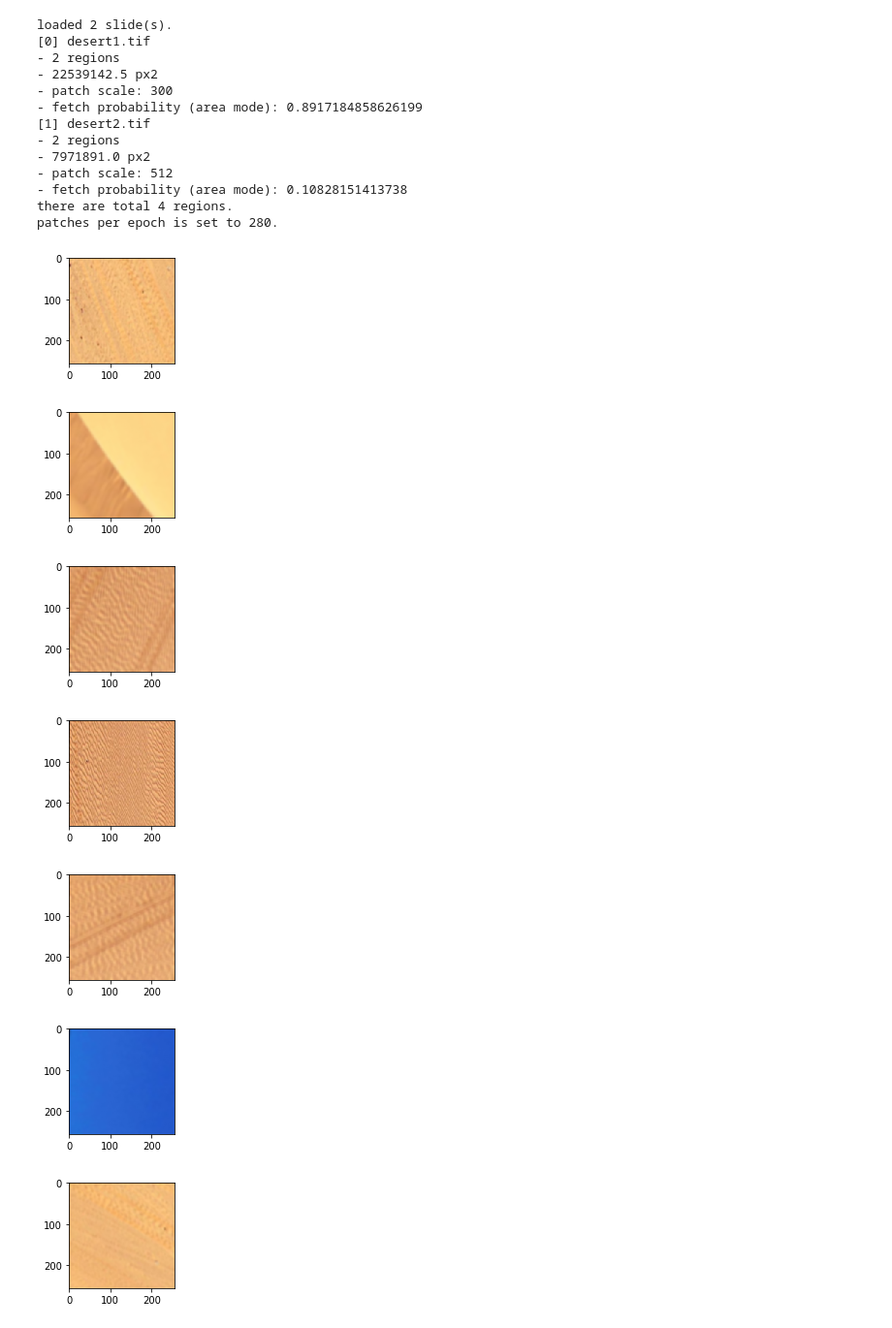
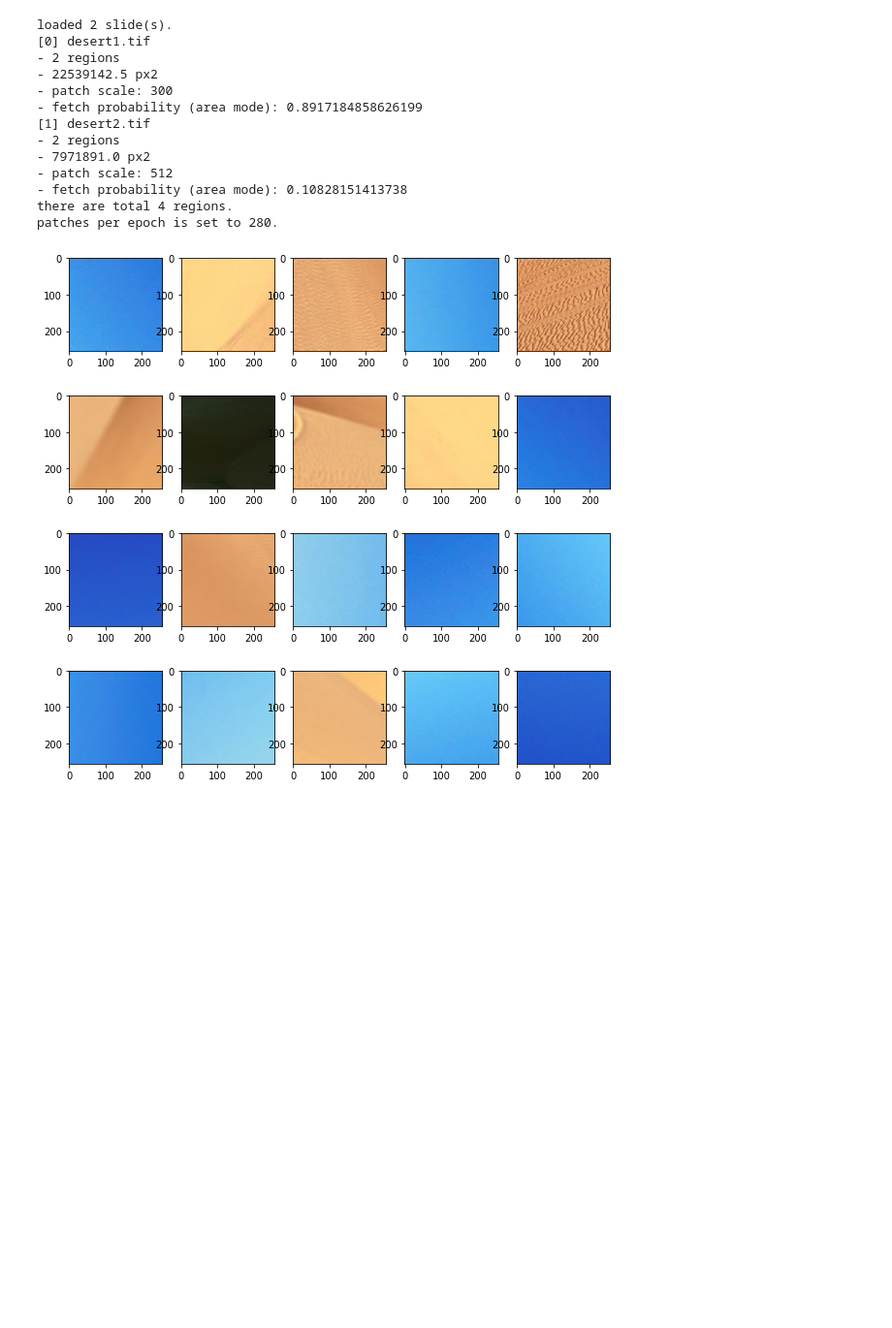
Before and after one commit to quolc/keras-OpenSlideGenerator, a Jupyter notebook: test.ipynb, the cells around one changed output. Shown at 97% size. Drawn from its saved outputs; the diff is of its cells as text; code cells hidden in the pictures; blank space fills up the shorter version.

```diff
--- a/test.ipynb
+++ b/test.ipynb
@@ -80,7 +80,7 @@ for i, filename in enumerate(images):
 # %%
 gen_train = openslide_generator.OpenSlideGenerator(
         './train.txt', './test_slides', 512, 256,
-        blur=10)
+        blur=20)
 # %% [output]
 loaded 2 slide(s).
 [0] desert1.tif
@@ -96,15 +96,10 @@ loaded 2 slide(s).
 there are total 4 regions.
 patches per epoch is set to 280.
 # %%
-for i in range(10):
+plt.figure(figsize=(10,10))
+for i in range(20):
     image, label, (slide_id, region_id, posx, posy) = gen_train.get_example(i)
-    plt.figure(figsize=(2,2))
+    plt.subplot(4,5,i+1)
     plt.imshow(image.transpose(1,2,0))
 # %% [output]
-[figure, old version]
+[figure, new version]
-[figure, removed]
-[figure, removed]
-[figure, removed]
-[figure, removed]
-[figure, removed]
-[figure, removed]
```
Also changed, not shown: parts of 3 cells of this notebook, 2 other files.
